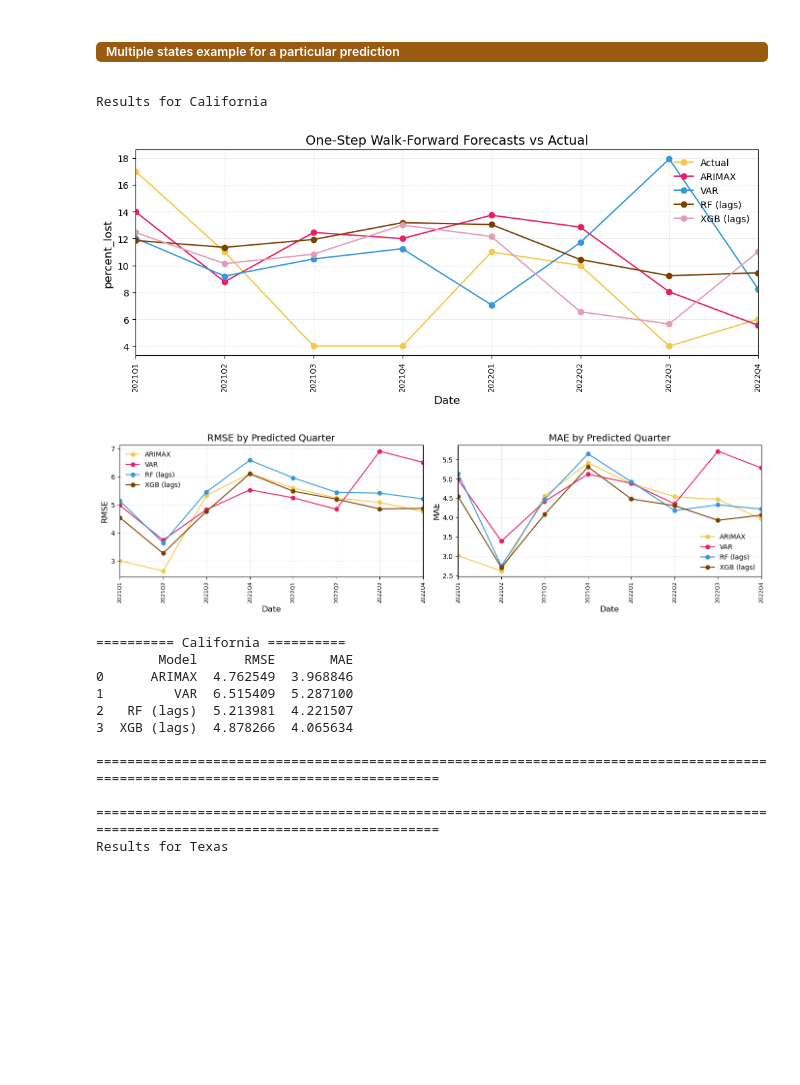
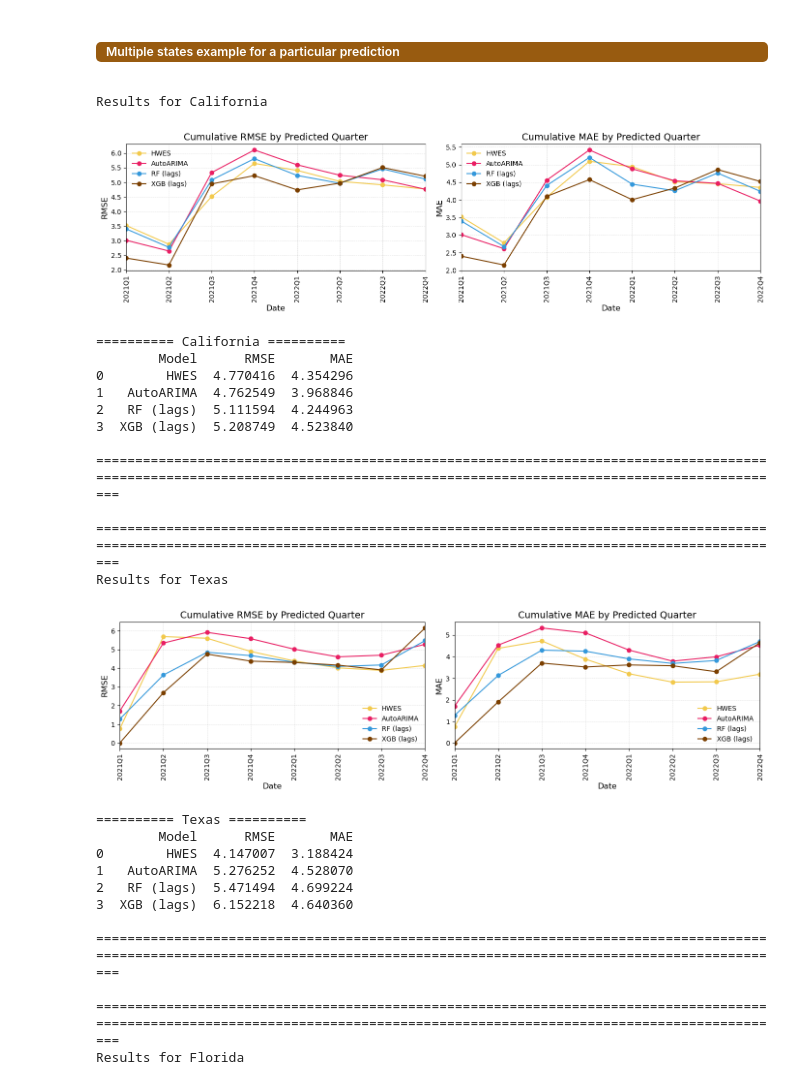
Before and after one commit to TinneCJM/Predicting-Bee-Colony-Loss-Across-the-USA, a Jupyter notebook: notebooks/4 forecasting models.ipynb, the cells around one changed output. Cells and saved outputs as stored; diff of their text form; code cells hidden in the pictures; blank space fills up the shorter version.

```diff
--- a/notebooks/4 forecasting models.ipynb
+++ b/notebooks/4 forecasting models.ipynb
@@ -1254,9 +1254,8 @@ compare_multivariate_walkforward(
   </h5>
 </div>
 # %%
-states = ['California', 'Texas', 'Florida'] # input states of interest to run (more states means longer run time)
-function_to_run = compare_multivariate_walkforward # input model of interest
-
+# input states of interest to run (more states means longer run time)
+states = ['California', 'Texas', 'Florida']
 n_test = 8
 lags   = [1, 4]
 
@@ -1267,61 +1266,74 @@ for st in states:
     df_st = bees[bees['state'] == st].copy()
 
     # Make sure there’s enough historical data
     total_q   = len(df_st)
     min_needed = n_test + max(lags) + 1
     if total_q < min_needed:
         print(f"Skipping {st}: only {total_q} quarters (need ≥ {min_needed})")
         continue
 
-    try:
-        metrics = function_to_run(
-            df         = df_st,
-            date_col   = 'date',
-            target_col = 'percent_lost',
-            exog_cols  = [
-                'varroa_mites',
-                'other_pests_and_parasites',
-                'diseases',
-                'pesticides',
-                'other_or_unknown'
-            ],
-            n_test     = n_test,
-            seasonal_m = 4,
-            lags       = lags
-        )
+# Functions available to use:
+# univariate static: compare_univariate_static
+# univariate walk-forward: evaluate_and_plot_walkforward
+# multivariate static: compare_multivariate_models
+# multivariate static adjustable window size: compare_multivariate_static_windows
+# multivariate walk-forward: compare_multivariate_walkforward
+
+
+    try: # input model of interest!
+        metrics = evaluate_and_plot_walkforward(
+            df=df_st,
+            date_col='date',
+            target_col='percent_lost',
+            n_test=8,
+            seasonal_m=4,
+            lags=[1,4]
+            )
+
     except ValueError as e:
         print(f"Error for {st}: {e}")
         continue
 
     # Print a header for this state, then its metrics
     print("\n" + "="*10 + f" {st} " + "="*10)
     print(metrics)
-    print("\n" + "="*130)
-    print("\n" + "="*130)
+    print("\n" + "="*175)
+    print("\n" + "="*175)
     # keep for later aggregation if you want
     metrics = metrics.copy()
     metrics['state'] = st
     all_metrics.append(metrics)
 
 
 if all_metrics:
     summary = pd.concat(all_metrics, ignore_index=True)
     print("\n" + "="*30)
     print("Overall Summary")
     print("="*30)
     print(summary)
 # %% [output]
 Results for California
-[figure, old version]
+[figure, new version]
+========== California ==========
+        Model      RMSE       MAE
+0        HWES  4.770416  4.354296
+1   AutoARIMA  4.762549  3.968846
+2   RF (lags)  5.111594  4.244963
+3  XGB (lags)  5.208749  4.523840
+
+===============================================================================================================================================================================
+
+===============================================================================================================================================================================
+Results for Texas
-[figure, old version]
+[figure, new version]
-========== California ==========
-        Model      RMSE       MAE
-0      ARIMAX  4.762549  3.968846
-1         VAR  6.515409  5.287100
-2   RF (lags)  5.213981  4.221507
-3  XGB (lags)  4.878266  4.065634
-
-==================================================================================================================================
-
-==================================================================================================================================
-Results for Texas
+========== Texas ==========
+        Model      RMSE       MAE
+0        HWES  4.147007  3.188424
+1   AutoARIMA  5.276252  4.528070
+2   RF (lags)  5.471494  4.699224
+3  XGB (lags)  6.152218  4.640360
+
+===============================================================================================================================================================================
+
+===============================================================================================================================================================================
+Results for Florida
```
Also changed, not shown: parts of 2 cells of this notebook.
